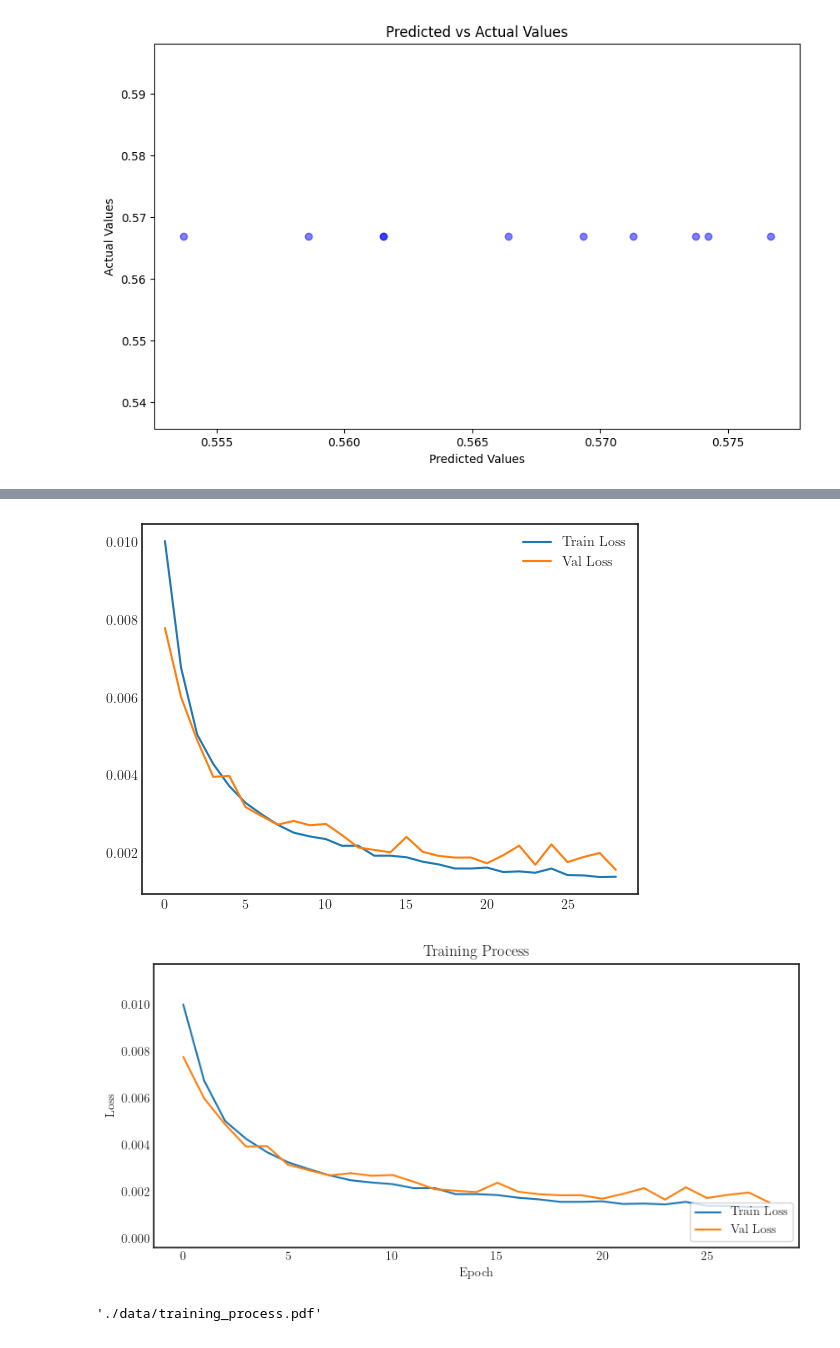
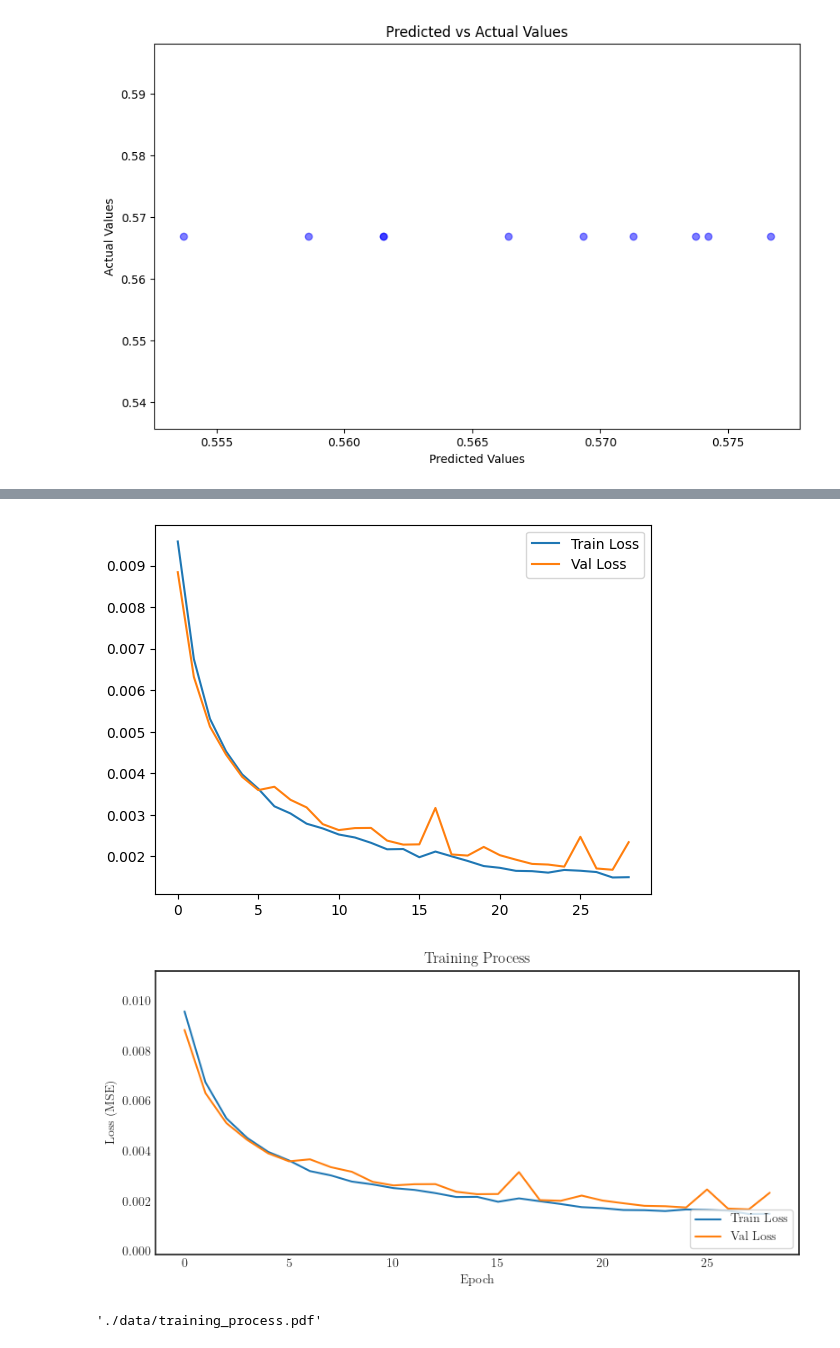
Before and after one commit to gustavoschewinski/tuning-protein, a Jupyter notebook: 4. dl_model_run.ipynb, the cells around one changed output, grey strips where cells are left out. Cells and saved outputs as stored; diff of their text form; code cells hidden in the pictures.

```diff
--- a/4. dl_model_run.ipynb
+++ b/4. dl_model_run.ipynb
@@ -208,8 +208,6 @@ class PeptideRegressor(nn.Module):
         self.seq_pos_embed = nn.Embedding(1000, 1280)
         self.pept_pos_embed = nn.Embedding(2, 1280)
 
-        self.norm = nn.LayerNorm(input_dim)
-
         encoder_layer = nn.TransformerEncoderLayer(
             d_model=256,
             nhead=num_heads,
@@ -217,7 +215,6 @@ class PeptideRegressor(nn.Module):
         )
         self.transformer_encoder = nn.TransformerEncoder(encoder_layer, num_layers=1)
 
-        self.pooling = nn.AdaptiveAvgPool1d(1)
         self.fc = nn.Linear(256, 1)
 
     def forward(self, x):
@@ -411,7 +408,7 @@ plt.plot(val_losses_avg[1:], label='Val Loss')
 plt.legend()
 plt.show()
 # %% [output]
-[figure, old version]
+[figure, new version]
 # %%
 import matplotlib
 import matplotlib.pyplot as plt
@@ -425,24 +422,24 @@ matplotlib.rcParams['text.latex.preamble'] = r'\usepackage{amsmath}'
 # %%
 fig = plt.figure(figsize=(8, 4))
 plt.plot(train_losses_avg[1:], label='Train Loss')
 plt.plot(val_losses_avg[1:], label='Val Loss')
 plt.legend(loc="lower right", fontsize=10, frameon=True, facecolor='white')
 plt.title('Training Process')
 plt.xlabel('Epoch')
-plt.ylabel('Loss')
+plt.ylabel('Loss (MSE)')
 plt.tight_layout()
 plt.margins(y=0.2)
 
 plt.show()
 
 pdf_file_path = './data/training_process.pdf'
 with PdfPages(pdf_file_path) as pdf:
     pdf.savefig(fig)
 plt.close()
 
 pdf_file_path
 # %% [output]
-[figure, old version]
+[figure, new version]
 './data/training_process.pdf'
 # %%
 def model_summary(model):
```
Also changed, not shown: parts of 5 cells of this notebook, 4 other files.
